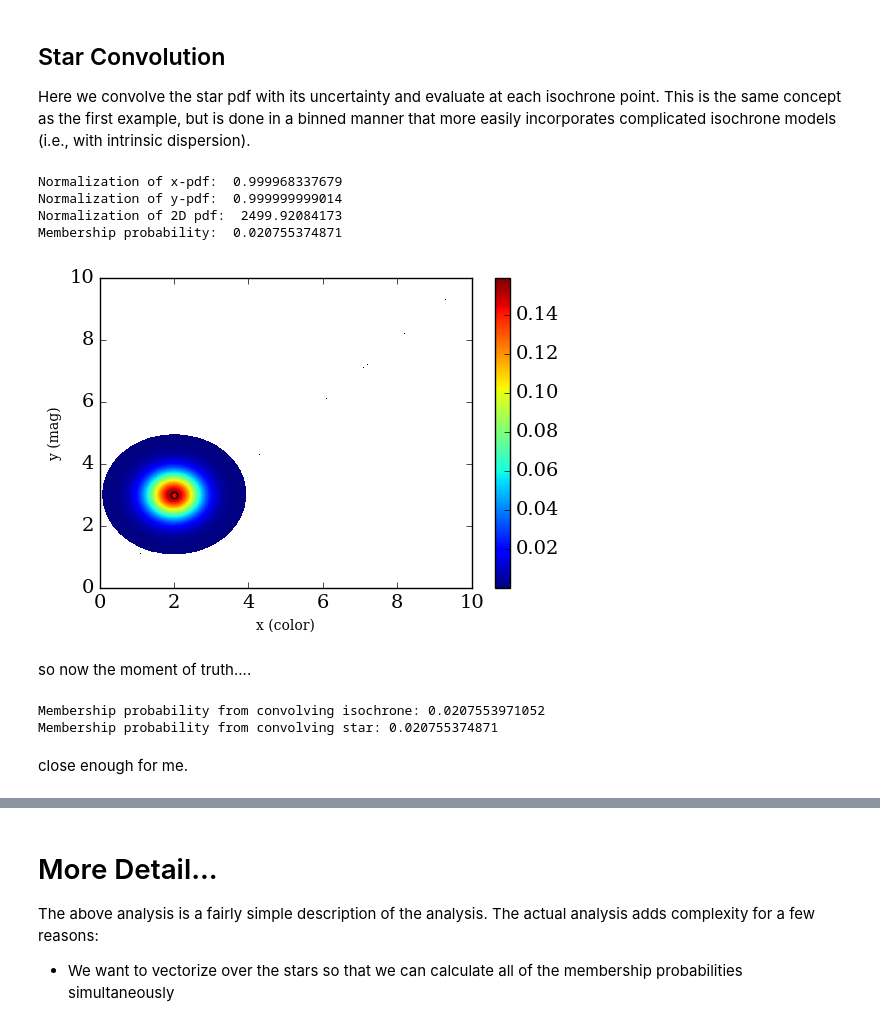
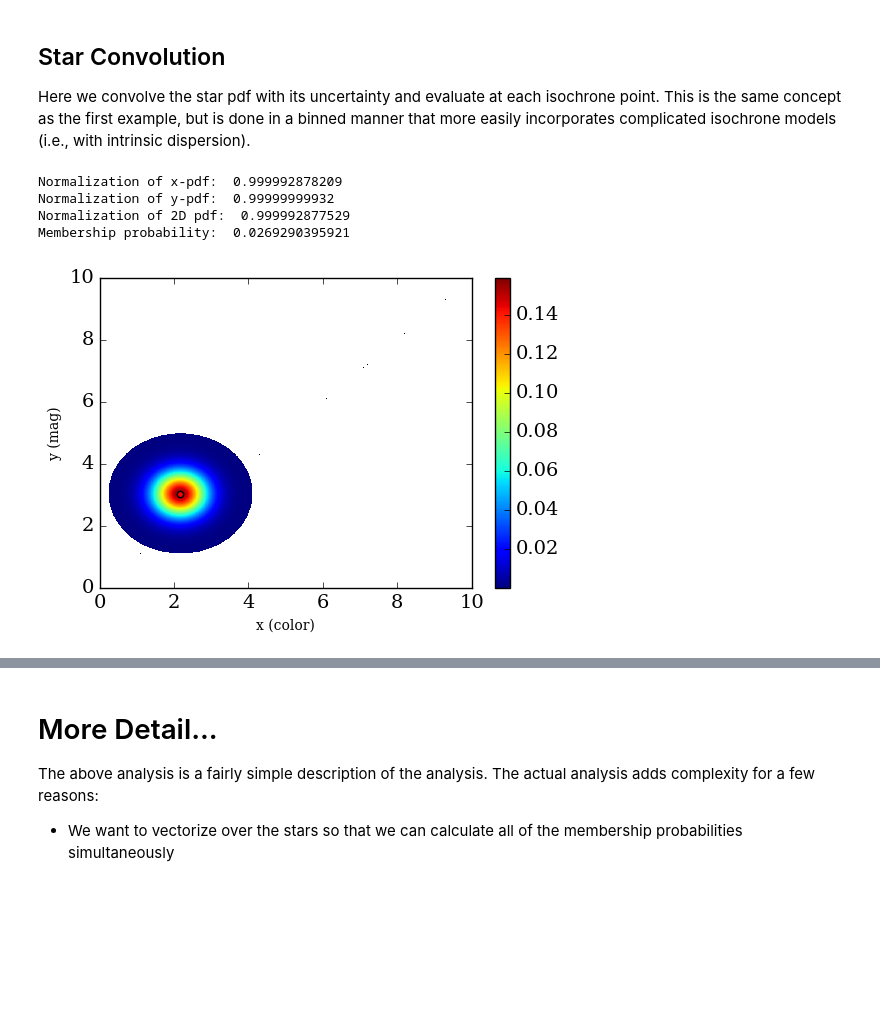
Before and after one commit to kadrlica/sandbox, a Jupyter notebook: notebooks/LikelihoodExample.ipynb, the cells around one changed output, grey strips where cells are left out. Saved outputs shown, nothing was run; the diff lists cells and outputs as text; code cells hidden in the pictures; blank space fills up the shorter version.

```diff
--- a/notebooks/LikelihoodExample.ipynb
+++ b/notebooks/LikelihoodExample.ipynb
@@ -16,7 +17,7 @@ NB: I am casual about referring to the "position" of the star or isochrone. This
 # %%
 # The position of the target star
-x,y = np.array((2,3))
-# and associated uncertainty
+x,y = np.array((2.17,3.03))
+# and its associated uncertainty
 xerr,yerr = 0.5,0.5
 
 # The discrete isochrone model (we assume no uncertainty)
@@ -126,45 +127,38 @@ Membership probability:  0.0207553971052
 
 Here we convolve the star pdf with its uncertainty and evaluate at each isochrone point. This is the same concept as the first example, but is done in a binned manner that more easily incorporates complicated isochrone models (i.e., with intrinsic dispersion).
 # %%
+# Binned convolution
+
 # Now we convolve the location of the star
 dx = (xx - x)/xerr
 dy = (yy - y)/yerr
 
 # By dividing by xerr and yerr we can use a unit normal pdf
 pdf_x = stats.norm.pdf(dx)
 pdf_y = stats.norm.pdf(dy)
 pdf_star = (pdf_x*pdf_y)
 
 # Make sure everything is normalized
 # Note that the bin sizes changed when we divided by xerr,yerr in calculating dx,dy
 print "Normalization of x-pdf: ",np.sum(pdf_x[:,iy] * delta/xerr)
 print "Normalization of y-pdf: ",np.sum(pdf_y[ix,:] * delta/yerr)
-print "Normalization of 2D pdf: ",np.sum(pdf_star)
+print "Normalization of 2D pdf: ",np.sum(pdf_star) * (delta/xerr)*(delta/yerr)
 
 # Plot the convolved pdf of the star and the discrete isochrone
 if True:
     zz = np.ma.array(pdf_star,mask= pdf_star < 1e-4)
     plt.pcolormesh(xx,yy,nhist,cmap='binary')
     plt.pcolormesh(xx,yy,zz); plt.colorbar()
     plt.scatter(x,y,c='r')
     plt.xlim(xmin,xmax); plt.ylim(ymin,ymax)
     plt.xlabel('x (color)'); plt.ylabel('y (mag)')
 
 # Evaluate the probability at the star
-print "Membership probability: ",np.sum(pdf_x * pdf_y * nhist) * (delta/xerr)*(delta/yerr)
+star_conv_prob = np.sum(pdf_x * pdf_y * nhist) * (delta/xerr)*(delta/yerr)
+print "Membership probability: ", star_conv_prob
 # %% [output]
-Normalization of x-pdf:  0.999968337679
-Normalization of y-pdf:  0.999999999014
-Normalization of 2D pdf:  2499.92084173
-Membership probability:  0.020755374871
+Normalization of x-pdf:  0.999992878209
+Normalization of y-pdf:  0.99999999932
+Normalization of 2D pdf:  0.999992877529
+Membership probability:  0.0269290395921
-[figure, old version]
+[figure, new version]
-# %% [markdown]
-so now the moment of truth....
-# %%
-print "Membership probability from convolving isochrone:", pdf_iso[ix,iy]
-print "Membership probability from convolving star:", np.sum(pdf_x * pdf_y * nhist) * (delta/xerr)*(delta/yerr)
-# %% [output]
-Membership probability from convolving isochrone: 0.0207553971052
-Membership probability from convolving star: 0.020755374871
-# %% [markdown]
-close enough for me.
```
Also changed, not shown: parts of 20 cells of this notebook.
